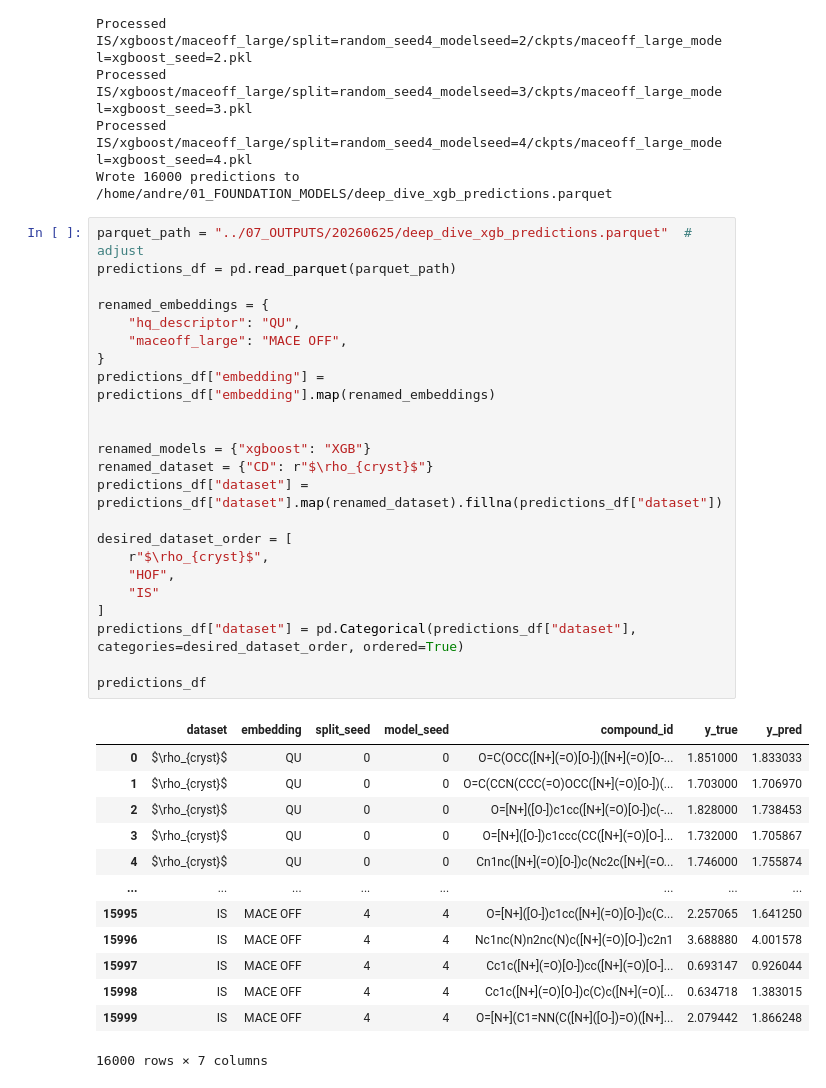
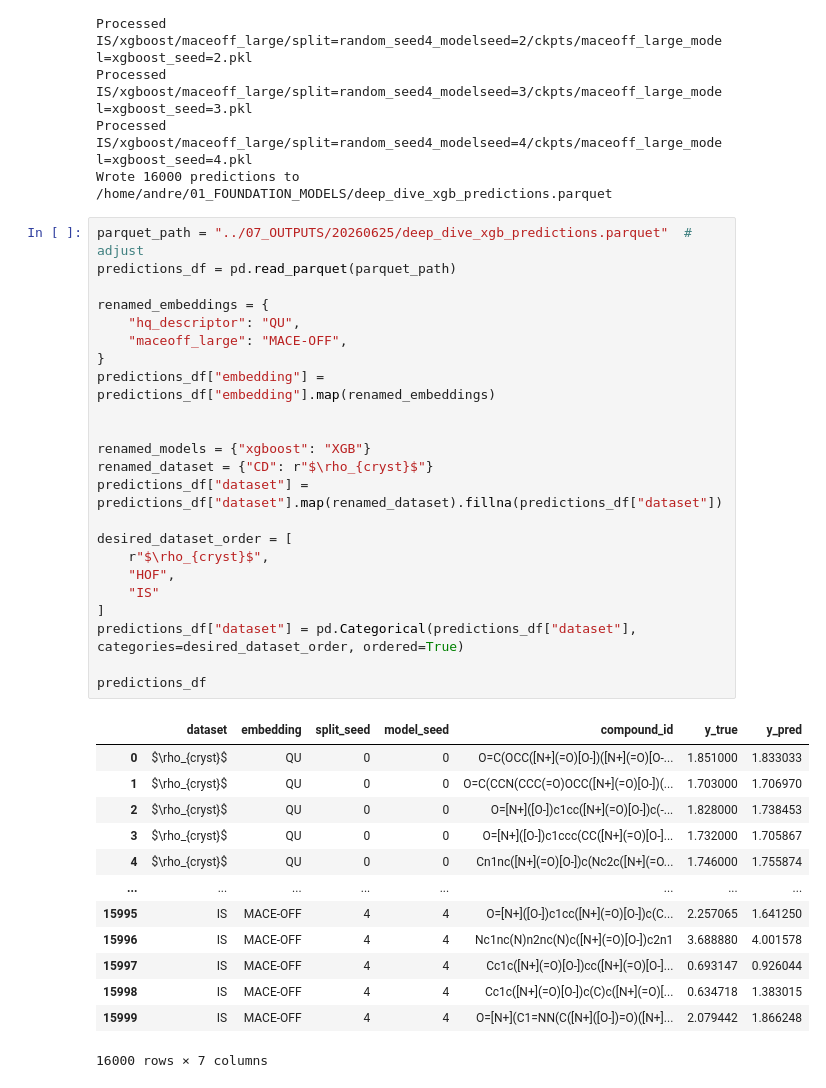
Before and after one commit to CABackman/fm-4-em, a Jupyter notebook: 06_NOTEBOOKS/04_results_processing.ipynb, the cells around one changed output. Cells and saved outputs as stored; diff of their text form.

```diff
--- a/06_NOTEBOOKS/04_results_processing.ipynb
+++ b/06_NOTEBOOKS/04_results_processing.ipynb
@@ -686,39 +904,39 @@ Wrote 16000 predictions to /home/andre/01_FOUNDATION_MODELS/deep_dive_xgb_predic
 # %%
 parquet_path = "../07_OUTPUTS/20260625/deep_dive_xgb_predictions.parquet"  # adjust
 predictions_df = pd.read_parquet(parquet_path)
 
 renamed_embeddings = {
     "hq_descriptor": "QU",
-    "maceoff_large": "MACE OFF",
+    "maceoff_large": "MACE-OFF",
 }
 predictions_df["embedding"] = predictions_df["embedding"].map(renamed_embeddings)
 
 
 renamed_models = {"xgboost": "XGB"}
 renamed_dataset = {"CD": r"$\rho_{cryst}$"}
 predictions_df["dataset"] = predictions_df["dataset"].map(renamed_dataset).fillna(predictions_df["dataset"])
 
 desired_dataset_order = [
     r"$\rho_{cryst}$",
     "HOF",
     "IS"
 ]
 predictions_df["dataset"] = pd.Categorical(predictions_df["dataset"], categories=desired_dataset_order, ordered=True)
 
 predictions_df
 # %% [output]
 |  | dataset | embedding | split_seed | model_seed | compound_id | y_true | y_pred |
 | 0 | $\rho_{cryst}$ | QU | 0 | 0 | O=C(OCC([N+](=O)[O-])([N+](=O)[O-... | 1.851000 | 1.833033 |
 | 1 | $\rho_{cryst}$ | QU | 0 | 0 | O=C(CCN(CCC(=O)OCC([N+](=O)[O-])(... | 1.703000 | 1.706970 |
 | 2 | $\rho_{cryst}$ | QU | 0 | 0 | O=[N+]([O-])c1cc([N+](=O)[O-])c(-... | 1.828000 | 1.738453 |
 | 3 | $\rho_{cryst}$ | QU | 0 | 0 | O=[N+]([O-])c1ccc(CC([N+](=O)[O-]... | 1.732000 | 1.705867 |
 | 4 | $\rho_{cryst}$ | QU | 0 | 0 | Cn1nc([N+](=O)[O-])c(Nc2c([N+](=O... | 1.746000 | 1.755874 |
 | ... | ... | ... | ... | ... | ... | ... | ... |
-| 15995 | IS | MACE OFF | 4 | 4 | O=[N+]([O-])c1cc([N+](=O)[O-])c(C... | 2.257065 | 1.641250 |
-| 15996 | IS | MACE OFF | 4 | 4 | Nc1nc(N)n2nc(N)c([N+](=O)[O-])c2n1 | 3.688880 | 4.001578 |
-| 15997 | IS | MACE OFF | 4 | 4 | Cc1c([N+](=O)[O-])cc([N+](=O)[O-]... | 0.693147 | 0.926044 |
-| 15998 | IS | MACE OFF | 4 | 4 | Cc1c([N+](=O)[O-])c(C)c([N+](=O)[... | 0.634718 | 1.383015 |
-| 15999 | IS | MACE OFF | 4 | 4 | O=[N+](C1=NN(C([N+]([O-])=O)([N+]... | 2.079442 | 1.866248 |
+| 15995 | IS | MACE-OFF | 4 | 4 | O=[N+]([O-])c1cc([N+](=O)[O-])c(C... | 2.257065 | 1.641250 |
+| 15996 | IS | MACE-OFF | 4 | 4 | Nc1nc(N)n2nc(N)c([N+](=O)[O-])c2n1 | 3.688880 | 4.001578 |
+| 15997 | IS | MACE-OFF | 4 | 4 | Cc1c([N+](=O)[O-])cc([N+](=O)[O-]... | 0.693147 | 0.926044 |
+| 15998 | IS | MACE-OFF | 4 | 4 | Cc1c([N+](=O)[O-])c(C)c([N+](=O)[... | 0.634718 | 1.383015 |
+| 15999 | IS | MACE-OFF | 4 | 4 | O=[N+](C1=NN(C([N+]([O-])=O)([N+]... | 2.079442 | 1.866248 |
 16000 rows × 7 columns
 # %%
 import importlib
```
Also changed, not shown: parts of 14 cells of this notebook.
